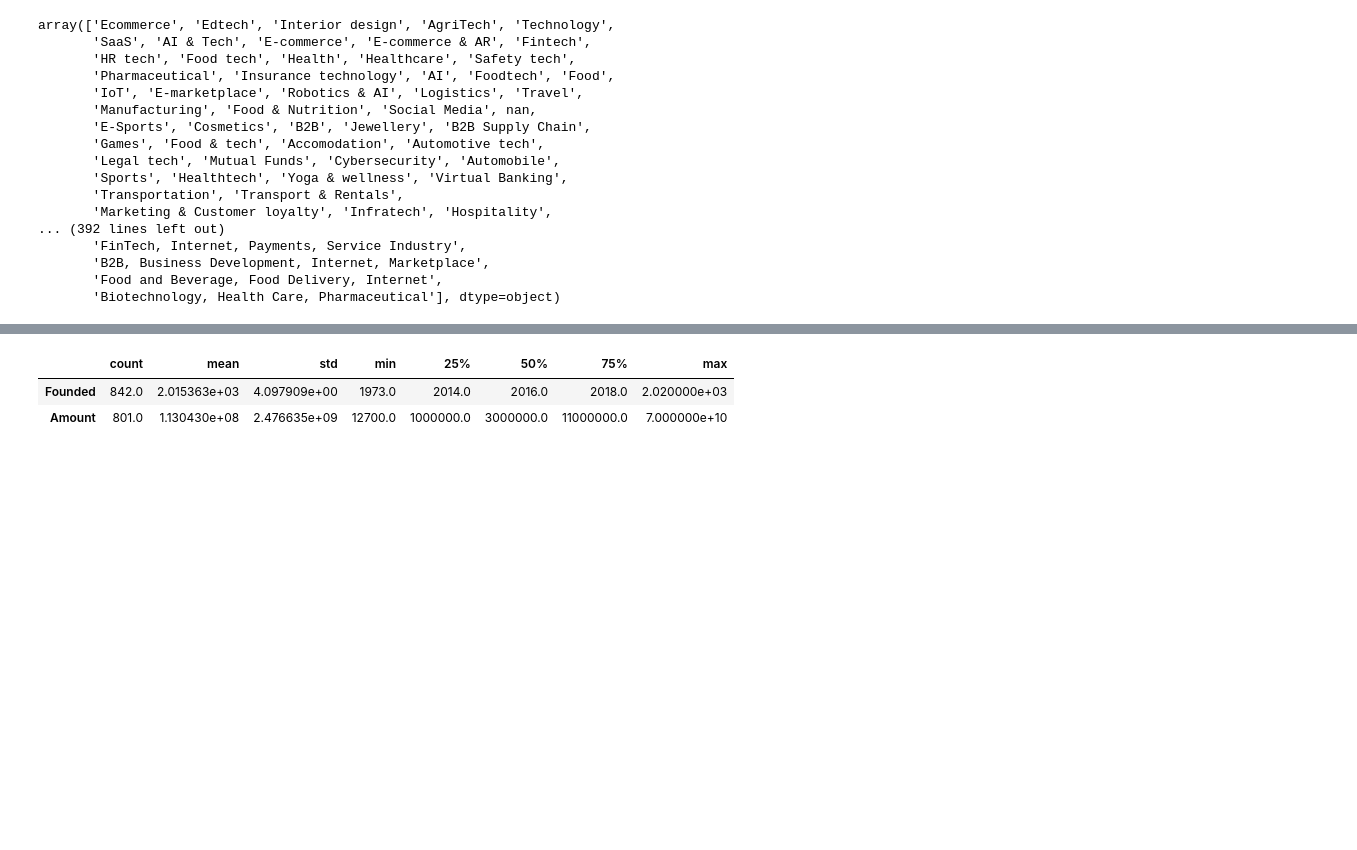
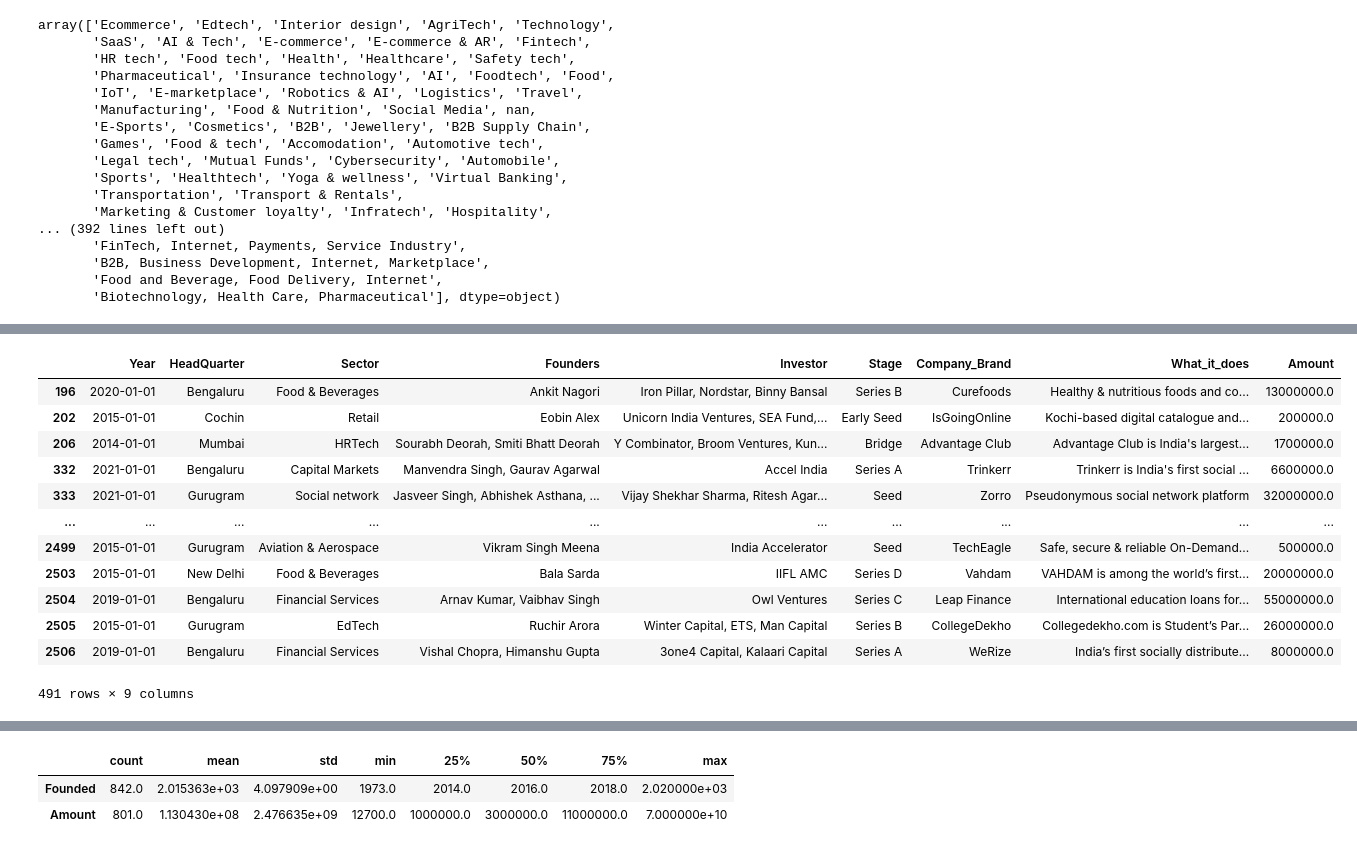
Before and after one commit to codeayiku/Demo-indian-start-up, a Jupyter notebook: Notebooks/India.ipynb, the cells around one changed output, grey strips where cells are left out. Saved outputs shown, nothing was run; the diff lists cells and outputs as text; code cells hidden in the pictures; blank space fills up the shorter version.

Commit message:
Final Data Cleaning

```diff
--- a/Notebooks/India.ipynb
+++ b/Notebooks/India.ipynb
@@ -738,0 +885,8 @@ array(['Ecommerce', 'Edtech', 'Interior design', 'AgriTech', 'Technology',
+# %%
+# Step 1: Clean the 'Investor' column by replacing anomalies and NaN values
+def clean_investor(investor):
+    if isinstance(investor, str) and re.search(r'^\s*\.+\s*$|^\s*$|unknown|nan', investor, re.IGNORECASE):
+        return np.nan
+    return investor
+
+df_combined['Investor'] = df_combined['Investor'].apply(clean_investor)
@@ -738,0 +900,18 @@ array(['Ecommerce', 'Edtech', 'Interior design', 'AgriTech', 'Technology',
+# %%
+# List of top 20 most frequent investors
+top_investors = [
+    'Inflection Point Ventures', 'Venture Catalysts', 'Tiger Global', 'Elevation Capital',
+    'Titan Capital', 'We Founder Circle', 'Sixth Sense Ventures', 'Sequoia Capital India',
+    'Kalaari Capital', 'Anicut Angel Fund', 'Alteria Capital', 'Mumbai Angels Network',
+    'SucSEED Indovation Fund', 'Venture Catalysts, 9Unicorns Accelerator Fund', '9Unicorns',
+    'Better Capital', 'Unicorn India Ventures', 'Blue Ashva Capital', 'Y Combinator', 'Sequoia Capital'
+]
+# %%
+# Function to fill missing values with top 20 most frequent investors
+def fill_missing_investors(investor):
+    if pd.isna(investor):
+        return np.random.choice(top_investors)
+    return investor
+
+# Apply the fill_missing_investors function to fill missing values
+df_combined['Investor'] = df_combined['Investor'].apply(fill_missing_investors)
@@ -738,0 +950,16 @@ array(['Ecommerce', 'Edtech', 'Interior design', 'AgriTech', 'Technology',
+# %%
+# List of legitimate stages
+legitimate_stages = [
+    'Series A', 'Series B', 'Series C', 'Series D', 'Series E', 'Series F', 'Series G', 'Series H', 'Series I',
+    'Seed', 'Pre-Seed', 'Seed Funding', 'Early Seed', 'Seed Round', 'Series A+', 'Series B+', 'Series D1',
+    'Fresh Funding', 'Bridge', 'Private Equity', 'Debt Financing', 'Venture - Series Unknown'
+]
+
+# Function to clean and replace stages
+def clean_and_replace_stages(stage):
+    if pd.isna(stage) or stage not in legitimate_stages:
+        return np.random.choice(legitimate_stages)
+    return stage
+
+# Apply the clean_and_replace_stages function to clean and replace missing values
+df_combined['Stage'] = df_combined['Stage'].apply(clean_and_replace_stages)
@@ -738,0 +989,17 @@ array(['Ecommerce', 'Edtech', 'Interior design', 'AgriTech', 'Technology',
+# %%
+duplicate_rows = df_combined[df_combined.duplicated()]
+duplicate_rows
+# %% [output]
+|  | Year | HeadQuarter | Sector | Founders | Investor | Stage | Company_Brand | What_it_does | Amount |
+| 196 | 2020-01-01 | Bengaluru | Food & Beverages | Ankit Nagori | Iron Pillar, Nordstar, Binny Bansal | Series B | Curefoods | Healthy & nutritious foods and co... | 13000000.0 |
+| 202 | 2015-01-01 | Cochin | Retail | Eobin Alex | Unicorn India Ventures, SEA Fund,... | Early Seed | IsGoingOnline | Kochi-based digital catalogue and... | 200000.0 |
+| 206 | 2014-01-01 | Mumbai | HRTech | Sourabh Deorah, Smiti Bhatt Deorah | Y Combinator, Broom Ventures, Kun... | Bridge | Advantage Club | Advantage Club is India's largest... | 1700000.0 |
+| 332 | 2021-01-01 | Bengaluru | Capital Markets | Manvendra Singh, Gaurav Agarwal | Accel India | Series A | Trinkerr | Trinkerr is India's first social ... | 6600000.0 |
+| 333 | 2021-01-01 | Gurugram | Social network | Jasveer Singh, Abhishek Asthana, ... | Vijay Shekhar Sharma, Ritesh Agar... | Seed | Zorro | Pseudonymous social network platform | 32000000.0 |
+| ... | ... | ... | ... | ... | ... | ... | ... | ... | ... |
+| 2499 | 2015-01-01 | Gurugram | Aviation & Aerospace | Vikram Singh Meena | India Accelerator | Seed | TechEagle | Safe, secure & reliable On-Demand... | 500000.0 |
+| 2503 | 2015-01-01 | New Delhi | Food & Beverages | Bala Sarda | IIFL AMC | Series D | Vahdam | VAHDAM is among the world’s first... | 20000000.0 |
+| 2504 | 2019-01-01 | Bengaluru | Financial Services | Arnav Kumar, Vaibhav Singh | Owl Ventures | Series C | Leap Finance | International education loans for... | 55000000.0 |
+| 2505 | 2015-01-01 | Gurugram | EdTech | Ruchir Arora | Winter Capital, ETS, Man Capital | Series B | CollegeDekho | Collegedekho.com is Student’s Par... | 26000000.0 |
+| 2506 | 2019-01-01 | Bengaluru | Financial Services | Vishal Chopra, Himanshu Gupta | 3one4 Capital, Kalaari Capital | Series A | WeRize | India’s first socially distribute... | 8000000.0 |
+491 rows × 9 columns
```
Also changed, not shown: parts of 20 cells of this notebook.
